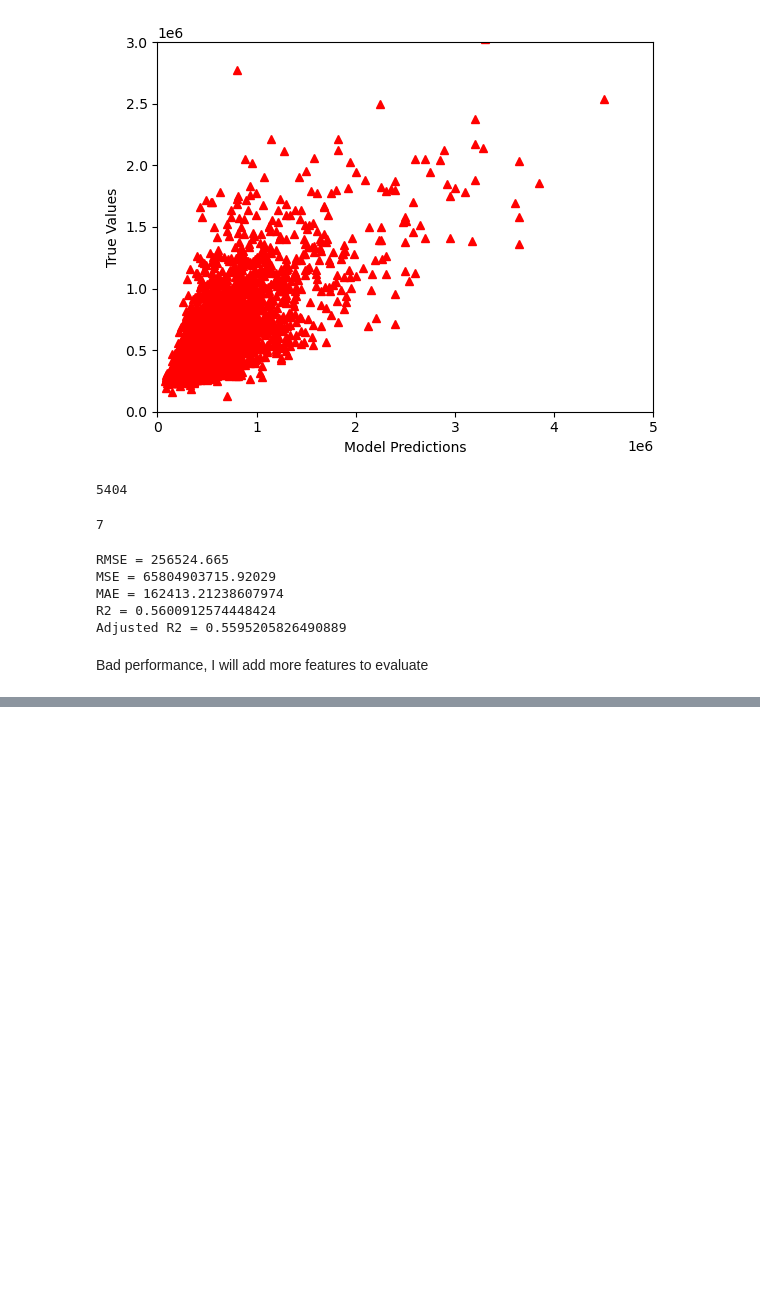
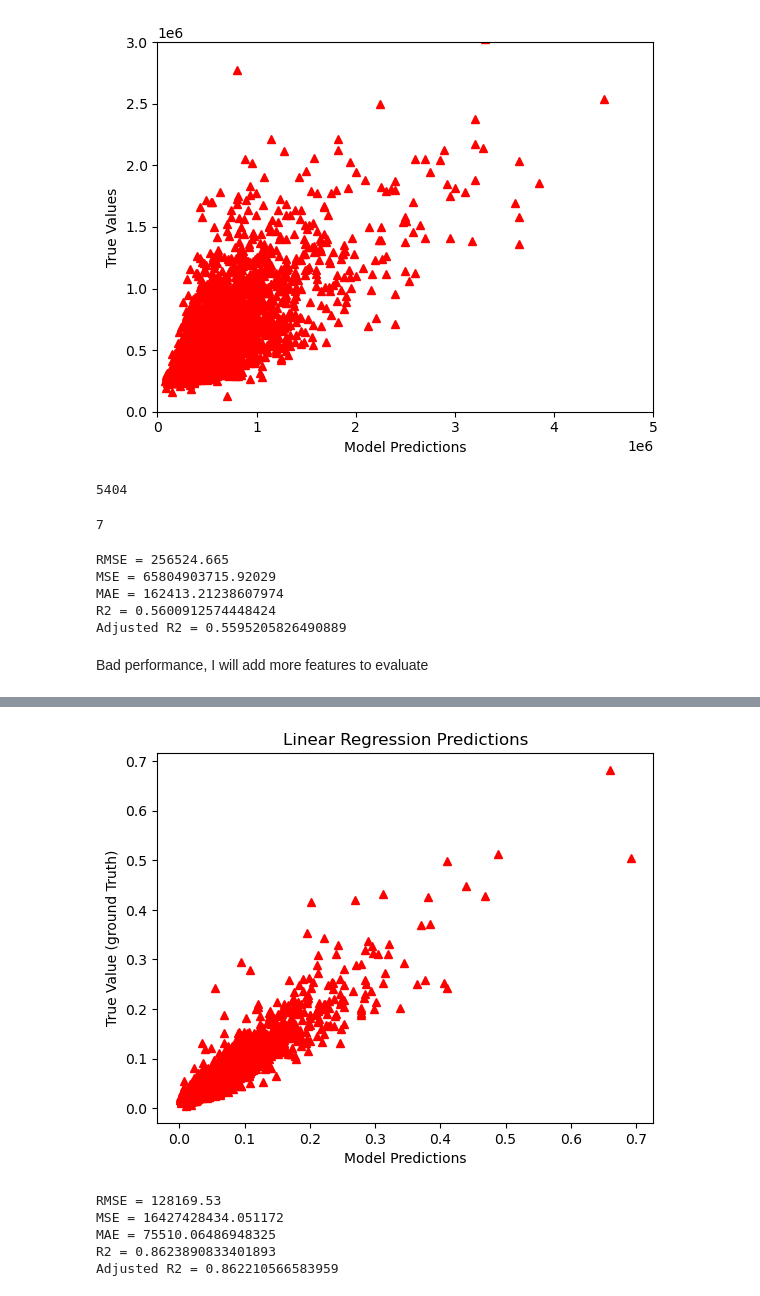
Before and after one commit to AlvaroBishop/HousePredictionANNs, a Jupyter notebook: house_price_prediction.ipynb, the cells around one changed output, grey strips where cells are left out. Drawn from its saved outputs; the diff is of its cells as text; code cells hidden in the pictures; blank space fills up the shorter version.

```diff
--- a/house_price_prediction.ipynb
+++ b/house_price_prediction.ipynb
@@ -415,0 +470,8 @@ Bad performance, I will add more features to evaluate
+# %%
+y_predict = model.predict(X_test)
+plt.plot(y_test, y_predict, "^", color = 'r')
+plt.xlabel("Model Predictions")
+plt.ylabel("True Value (ground Truth)")
+plt.title('Linear Regression Predictions')
+plt.show()
+# %% [output]
@@ -415,0 +479 @@ Bad performance, I will add more features to evaluate
+[figure, added]
@@ -415,0 +483,17 @@ Bad performance, I will add more features to evaluate
+# %%
+from sklearn.metrics import r2_score, mean_squared_error, mean_absolute_error
+from math import sqrt
+
+RMSE = float(format(np.sqrt(mean_squared_error(y_test_orig, y_predict_orig)),'.3f'))
+MSE = mean_squared_error(y_test_orig, y_predict_orig)
+MAE = mean_absolute_error(y_test_orig, y_predict_orig)
+r2 = r2_score(y_test_orig, y_predict_orig)
+adj_r2 = 1-(1-r2)*(n-1)/(n-k-1)
+
+print('RMSE =',RMSE, '\nMSE =',MSE, '\nMAE =',MAE, '\nR2 =', r2, '\nAdjusted R2 =', adj_r2)
+# %% [output]
+RMSE = 128169.53
+MSE = 16427428434.051172
+MAE = 75510.06486948325
+R2 = 0.8623890833401893
+Adjusted R2 = 0.862210566583959
```
Also changed, not shown: parts of 12 cells of this notebook.
